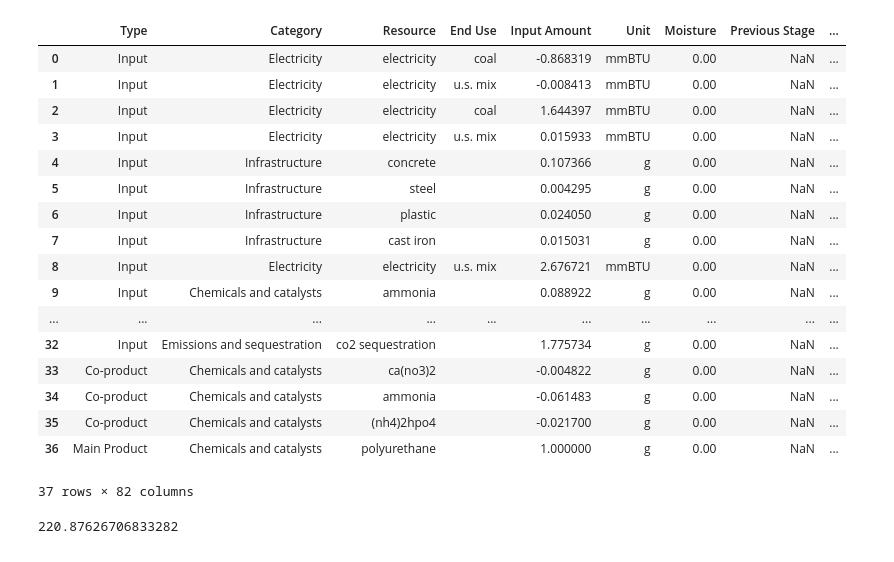
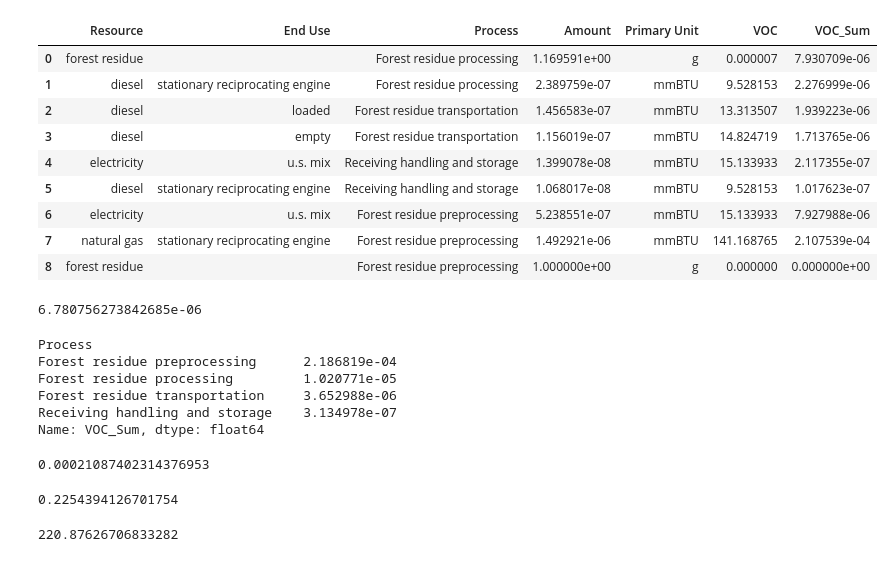
Before and after one commit to olw0905/Interactive-SCSA_Dash, a Jupyter notebook: Untitled.ipynb, the cells around one changed output. Drawn from its saved outputs; the diff is of its cells as text; code cells hidden in the pictures.

```diff
--- a/Untitled.ipynb
+++ b/Untitled.ipynb
@@ -84,8 +84,8 @@ lci_mapping, coproduct_mapping, final_process_mapping = read_data(
     # "static/Sludge HTL without NH3 removal_2022 SOT.xlsm"
     # "static/Sludge HTL with NH3 removal_2022 SOT.xlsm"
         # "sludge HTL3.xlsm"
-    # "static/Algae HTL.xlsm"
-    "static/Sludge HTL with NH3 removal_2022 SOT.xlsm"
+    "static/Algae HTL_2022 SOT.xlsm"
+    # "static/Sludge HTL with NH3 removal_2022 SOT.xlsm"
     )
 updated_coproduct_mapping = coproduct_mapping.copy()
 # print(final_process_mapping)
@@ -148,24 +110,38 @@ overall_lci2
 # %%
-calculate_lca(coproduct_lci, False)
+res = calculate_lca(overall_lci, False)
+res[['Resource', 'End Use', 'Process', 'Amount', 'Primary Unit', 'VOC', 'VOC_Sum']]
 # %% [output]
-|  | Type | Category | Resource | End Use | Input Amount | Unit | Moisture | Previous Stage | ... |
-| 0 | Input | Electricity | electricity | coal | -0.868319 | mmBTU | 0.00 | NaN | ... |
-| 1 | Input | Electricity | electricity | u.s. mix | -0.008413 | mmBTU | 0.00 | NaN | ... |
-| 2 | Input | Electricity | electricity | coal | 1.644397 | mmBTU | 0.00 | NaN | ... |
-| 3 | Input | Electricity | electricity | u.s. mix | 0.015933 | mmBTU | 0.00 | NaN | ... |
-| 4 | Input | Infrastructure | concrete |  | 0.107366 | g | 0.00 | NaN | ... |
-| 5 | Input | Infrastructure | steel |  | 0.004295 | g | 0.00 | NaN | ... |
-| 6 | Input | Infrastructure | plastic |  | 0.024050 | g | 0.00 | NaN | ... |
-| 7 | Input | Infrastructure | cast iron |  | 0.015031 | g | 0.00 | NaN | ... |
-| 8 | Input | Electricity | electricity | u.s. mix | 2.676721 | mmBTU | 0.00 | NaN | ... |
-| 9 | Input | Chemicals and catalysts | ammonia |  | 0.088922 | g | 0.00 | NaN | ... |
-| ... | ... | ... | ... | ... | ... | ... | ... | ... | ... |
-| 32 | Input | Emissions and sequestration | co2 sequestration |  | 1.775734 | g | 0.00 | NaN | ... |
-| 33 | Co-product | Chemicals and catalysts | ca(no3)2 |  | -0.004822 | g | 0.00 | NaN | ... |
-| 34 | Co-product | Chemicals and catalysts | ammonia |  | -0.061483 | g | 0.00 | NaN | ... |
-| 35 | Co-product | Chemicals and catalysts | (nh4)2hpo4 |  | -0.021700 | g | 0.00 | NaN | ... |
-| 36 | Main Product | Chemicals and catalysts | polyurethane |  | 1.000000 | g | 0.00 | NaN | ... |
+|  | Resource | End Use | Process | Amount | Primary Unit | VOC | VOC_Sum |
+| 0 | forest residue |  | Forest residue processing | 1.169591e+00 | g | 0.000007 | 7.930709e-06 |
+| 1 | diesel | stationary reciprocating engine | Forest residue processing | 2.389759e-07 | mmBTU | 9.528153 | 2.276999e-06 |
+| 2 | diesel | loaded | Forest residue transportation | 1.456583e-07 | mmBTU | 13.313507 | 1.939223e-06 |
+| 3 | diesel | empty | Forest residue transportation | 1.156019e-07 | mmBTU | 14.824719 | 1.713765e-06 |
+| 4 | electricity | u.s. mix | Receiving handling and storage | 1.399078e-08 | mmBTU | 15.133933 | 2.117355e-07 |
+| 5 | diesel | stationary reciprocating engine | Receiving handling and storage | 1.068017e-08 | mmBTU | 9.528153 | 1.017623e-07 |
+| 6 | electricity | u.s. mix | Forest residue preprocessing | 5.238551e-07 | mmBTU | 15.133933 | 7.927988e-06 |
+| 7 | natural gas | stationary reciprocating engine | Forest residue preprocessing | 1.492921e-06 | mmBTU | 141.168765 | 2.107539e-04 |
+| 8 | forest residue |  | Forest residue preprocessing | 1.000000e+00 | g | 0.000000 | 0.000000e+00 |
-37 rows × 82 columns
+# %%
+res.loc[0, 'VOC']
+# %% [output]
+6.780756273842685e-06
+# %%
+res.groupby('Process')['VOC_Sum'].sum()
+# %% [output]
+Process
+Forest residue preprocessing      2.186819e-04
+Forest residue processing         1.020771e-05
+Forest residue transportation     3.652988e-06
+Receiving handling and storage    3.134978e-07
+Name: VOC_Sum, dtype: float64
+# %%
+res['VOC_Sum'].sum()
+# %% [output]
+0.00021087402314376953
+# %%
+res['CO2_Sum'].sum()
+# %% [output]
+0.2254394126701754
 # %%
 df_emission_factor = overall_lci.apply(emission_factor, axis=1)
 res = pd.concat([overall_lci, df_emission_factor], axis=1)
```
Also changed, not shown: parts of 2 cells of this notebook, 3 other files.
